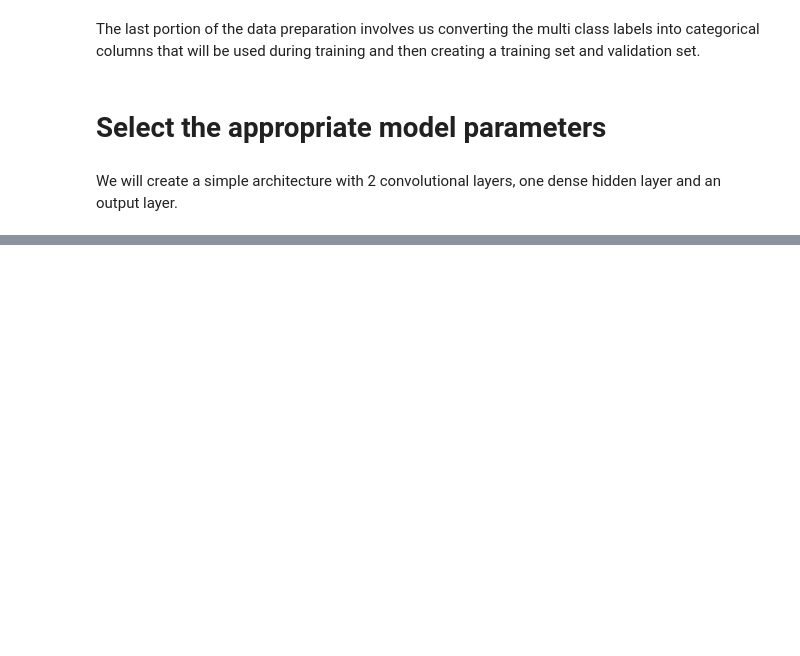
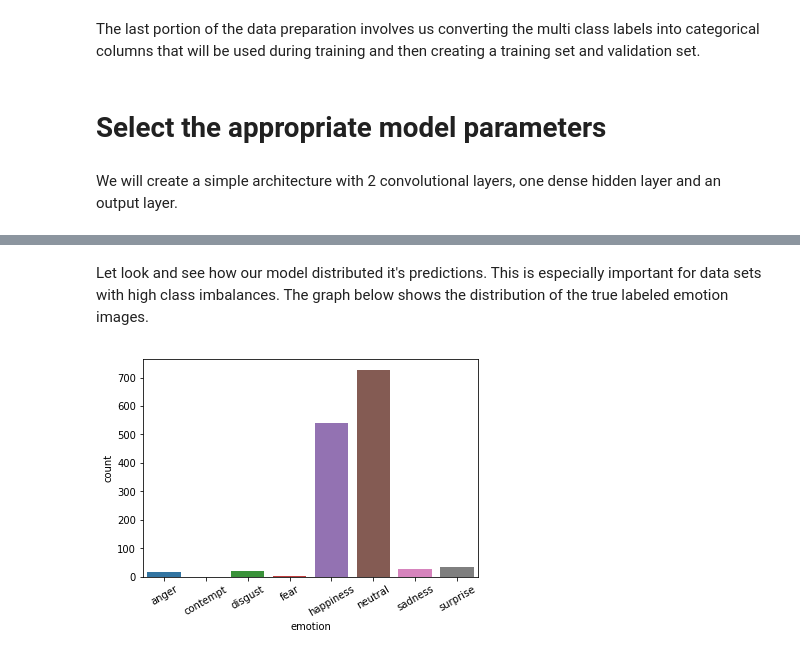
Before and after one commit to cjc2238/Emotion-Facial-Image-Detection, a Jupyter notebook: Facial Expression Detector.ipynb, the cells around one changed output, grey strips where cells are left out. Cells and saved outputs as stored; diff of their text form; code cells hidden in the pictures; blank space fills up the shorter version.

```diff
--- a/Facial Expression Detector.ipynb
+++ b/Facial Expression Detector.ipynb
@@ -102,7 +103,7 @@ Using the image function from keras preprocessing, we then load the images with
 # %%
 train_image = []
 for i in tqdm(range(train.shape[0])):
-    img = image.load_img(IMAGES+'/'+train['image'][i], target_size=(30,30,1), color_mode = "grayscale")
+    img = image.load_img(IMAGES+'/'+train['image'][i], target_size=(50,50,1), color_mode = "grayscale")
     img = image.img_to_array(img)
     img = img/255
     train_image.append(img)
@@ -120,7 +121,7 @@ X_train, X_test, y_train, y_test = train_test_split(X, y, random_state=42, test_
 We will create a simple architecture with 2 convolutional layers, one dense hidden layer and an output layer.
 # %%
 model = Sequential()
-model.add(Conv2D(32, kernel_size=(3, 3),activation='relu',input_shape=(30,30,1)))
+model.add(Conv2D(32, kernel_size=(3, 3),activation='relu',input_shape=(50,50,1)))
 model.add(Conv2D(64, (3, 3), activation='relu'))
 model.add(MaxPooling2D(pool_size=(2, 2)))
 model.add(Dropout(0.25))
@@ -133,4 +136,4 @@ model.compile(loss='categorical_crossentropy',optimizer='Adam',metrics=['accurac
 # %%
-model.fit(X_train, y_train, epochs=5, validation_data=(X_test, y_test))
+model.fit(X_train, y_train, epochs=10, validation_data=(X_test, y_test))
 # %% [output]
 Train on 9921 samples, validate on 2481 samples
@@ -146,7 +161,7 @@ Generate predictions on the randomly sampled 10% of images in the data folder.
 # %%
 test_image = []
 for i in tqdm(range(test.shape[0])):
-    img = image.load_img(IMAGES+'/'+test['image'][i], target_size=(30,30,1), color_mode = "grayscale")
+    img = image.load_img(IMAGES+'/'+test['image'][i], target_size=(50,50,1), color_mode = "grayscale")
     img = image.img_to_array(img)
     img = img/255
     test_image.append(img)
@@ -186,0 +227,8 @@ test.head(25)
+# %% [markdown]
+Let look and see how our model distributed it's predictions. This is especially important for data sets with high class imbalances. The graph below shows the distribution of the true labeled emotion images.
+# %%
+ax = sns.countplot(x="emotion", data=test)
+labels = ax.get_xticklabels()
+ax = ax.set_xticklabels(labels, rotation=30)
+# %% [output]
+[figure, added]
```
Also changed, not shown: parts of 28 cells of this notebook.
